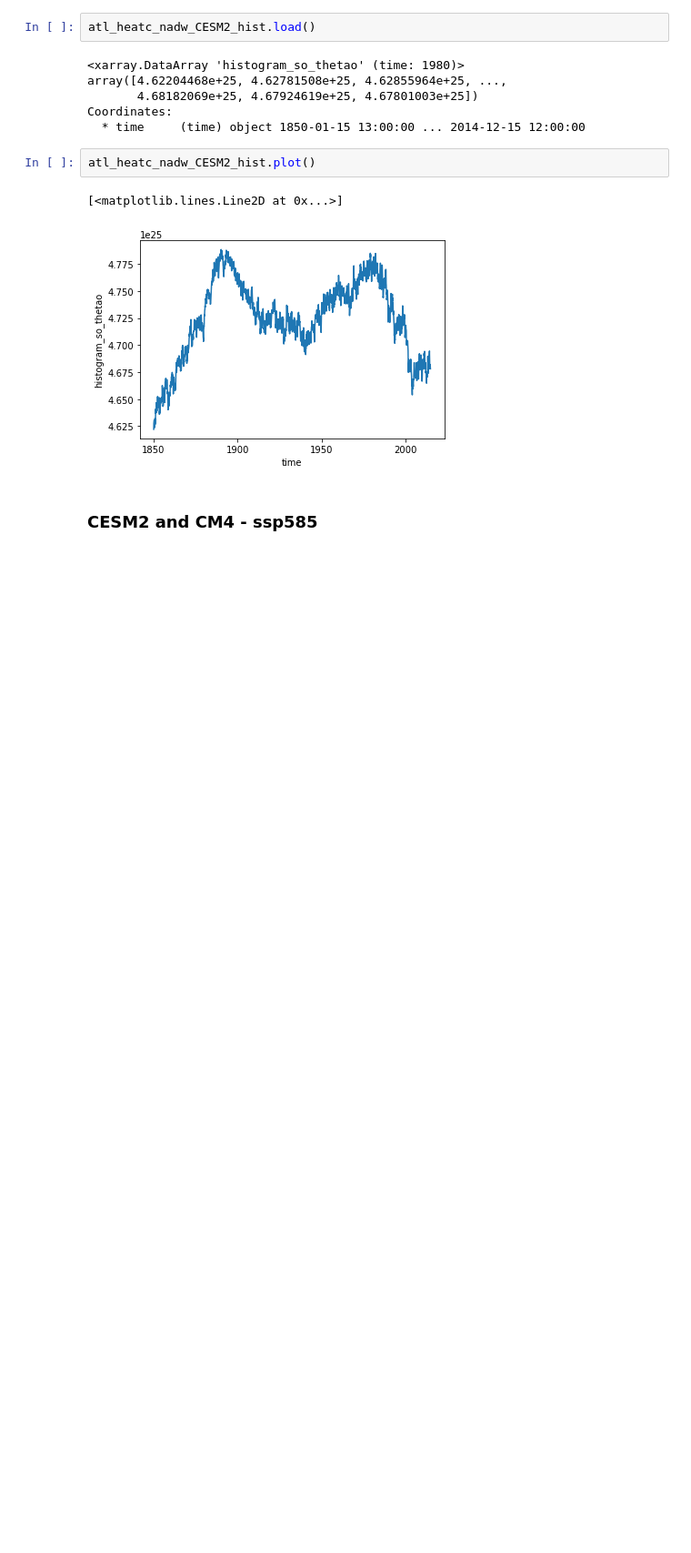
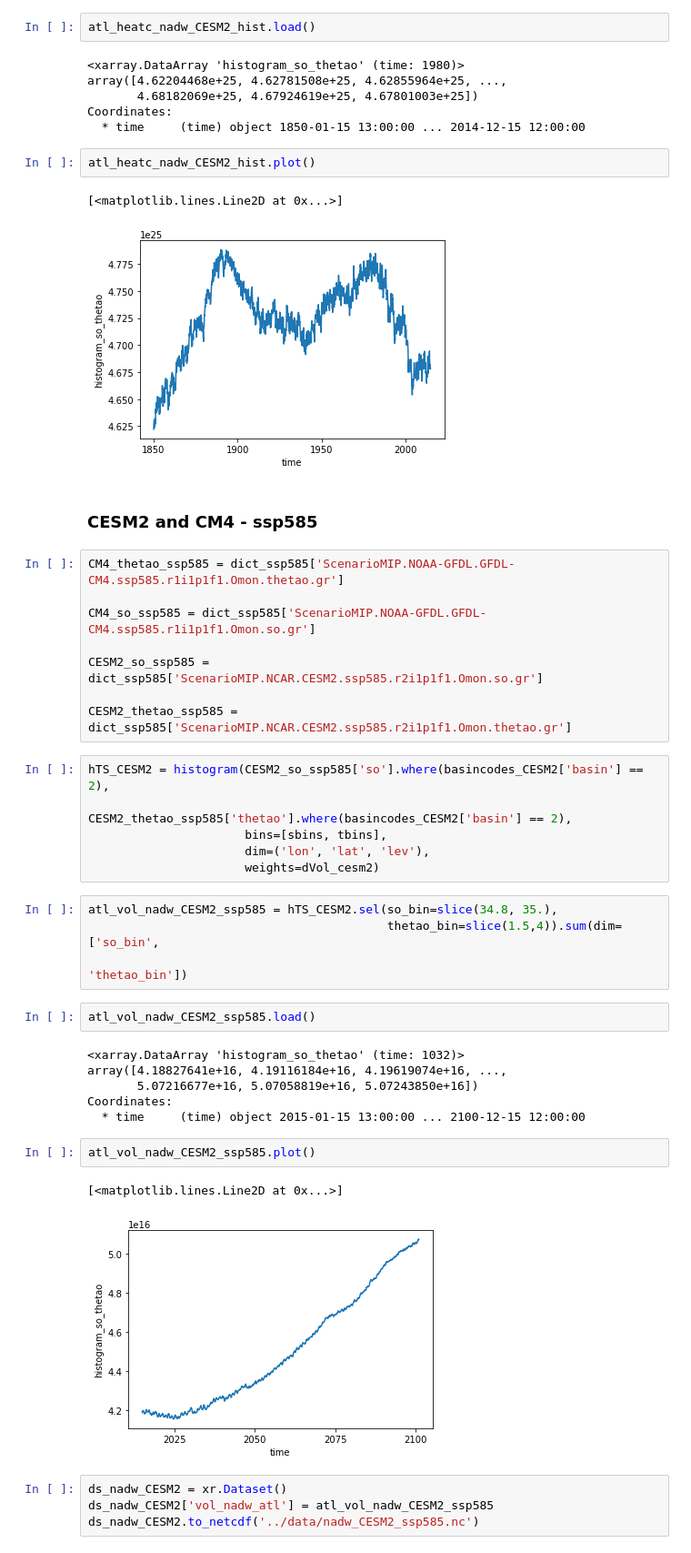
Before and after one commit to raphaeldussin/cmip6hack_water_masses_future, a Jupyter notebook: notebooks/Watermasses.ipynb, the cells around one changed output. Shown at 91% size. Saved outputs shown, nothing was run; the diff lists cells and outputs as text; blank space fills up the shorter version.

```diff
--- a/notebooks/Watermasses.ipynb
+++ b/notebooks/Watermasses.ipynb
@@ -484,3 +558,38 @@ atl_heatc_nadw_CESM2_hist.plot()
 [figure]
 # %% [markdown]
 ### CESM2 and CM4 - ssp585
+# %%
+CM4_thetao_ssp585 = dict_ssp585['ScenarioMIP.NOAA-GFDL.GFDL-CM4.ssp585.r1i1p1f1.Omon.thetao.gr']
+
+CM4_so_ssp585 = dict_ssp585['ScenarioMIP.NOAA-GFDL.GFDL-CM4.ssp585.r1i1p1f1.Omon.so.gr']
+
+CESM2_so_ssp585 = dict_ssp585['ScenarioMIP.NCAR.CESM2.ssp585.r2i1p1f1.Omon.so.gr']
+
+CESM2_thetao_ssp585 = dict_ssp585['ScenarioMIP.NCAR.CESM2.ssp585.r2i1p1f1.Omon.thetao.gr']
+# %%
+hTS_CESM2 = histogram(CESM2_so_ssp585['so'].where(basincodes_CESM2['basin'] == 2),
+                      CESM2_thetao_ssp585['thetao'].where(basincodes_CESM2['basin'] == 2),
+                      bins=[sbins, tbins],
+                      dim=('lon', 'lat', 'lev'),
+                      weights=dVol_cesm2)
+# %%
+atl_vol_nadw_CESM2_ssp585 = hTS_CESM2.sel(so_bin=slice(34.8, 35.),
+                                          thetao_bin=slice(1.5,4)).sum(dim=['so_bin',
+                                                                            'thetao_bin'])
+# %%
+atl_vol_nadw_CESM2_ssp585.load()
+# %% [output]
+<xarray.DataArray 'histogram_so_thetao' (time: 1032)>
+array([4.18827641e+16, 4.19116184e+16, 4.19619074e+16, ...,
+       5.07216677e+16, 5.07058819e+16, 5.07243850e+16])
+Coordinates:
+  * time     (time) object 2015-01-15 13:00:00 ... 2100-12-15 12:00:00
+# %%
+atl_vol_nadw_CESM2_ssp585.plot()
+# %% [output]
+[<matplotlib.lines.Line2D at 0x...>]
+[figure, added]
+# %%
+ds_nadw_CESM2 = xr.Dataset()
+ds_nadw_CESM2['vol_nadw_atl'] = atl_vol_nadw_CESM2_ssp585
+ds_nadw_CESM2.to_netcdf('../data/nadw_CESM2_ssp585.nc')
```
Also changed, not shown: parts of 44 cells of this notebook, 1 other file.
